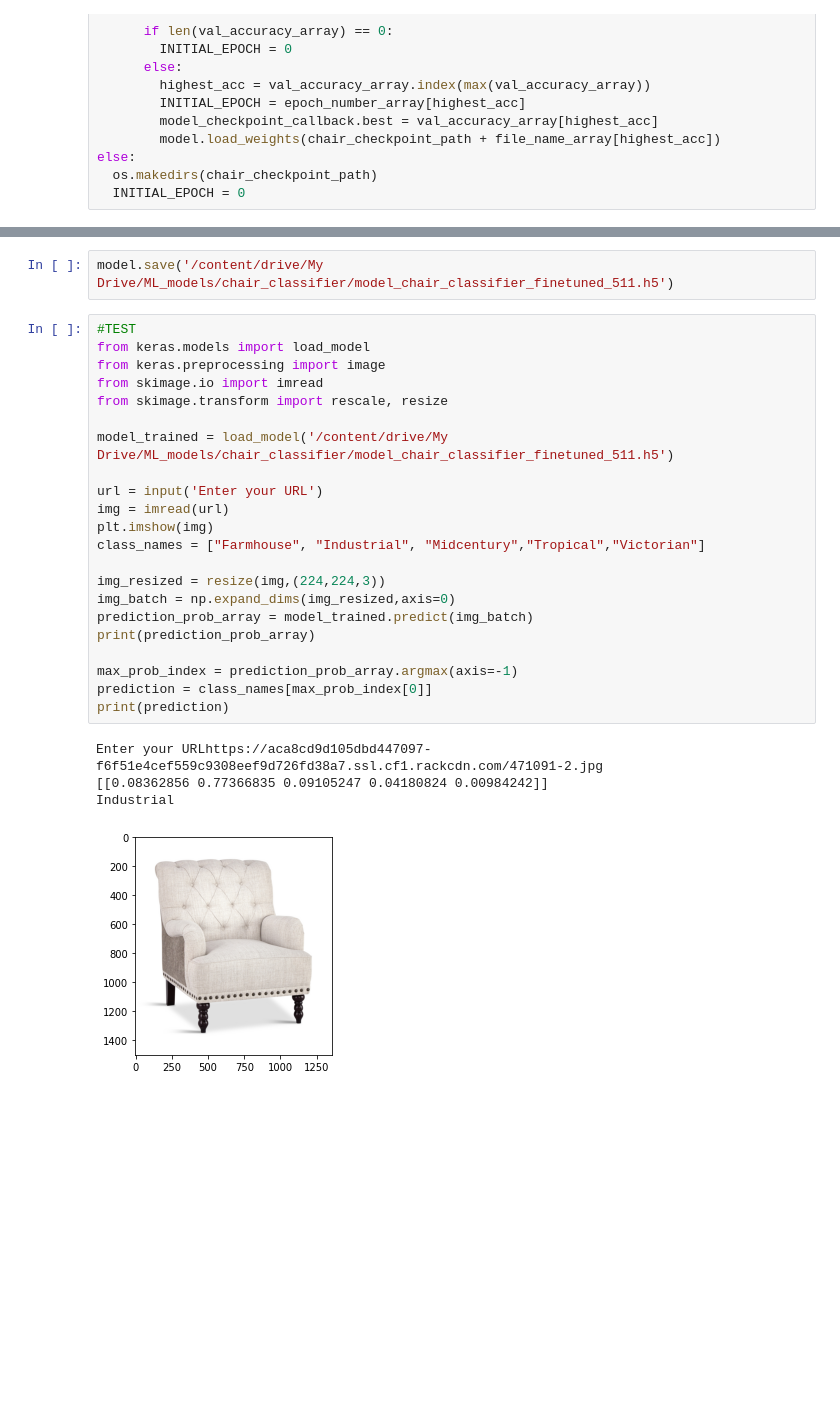
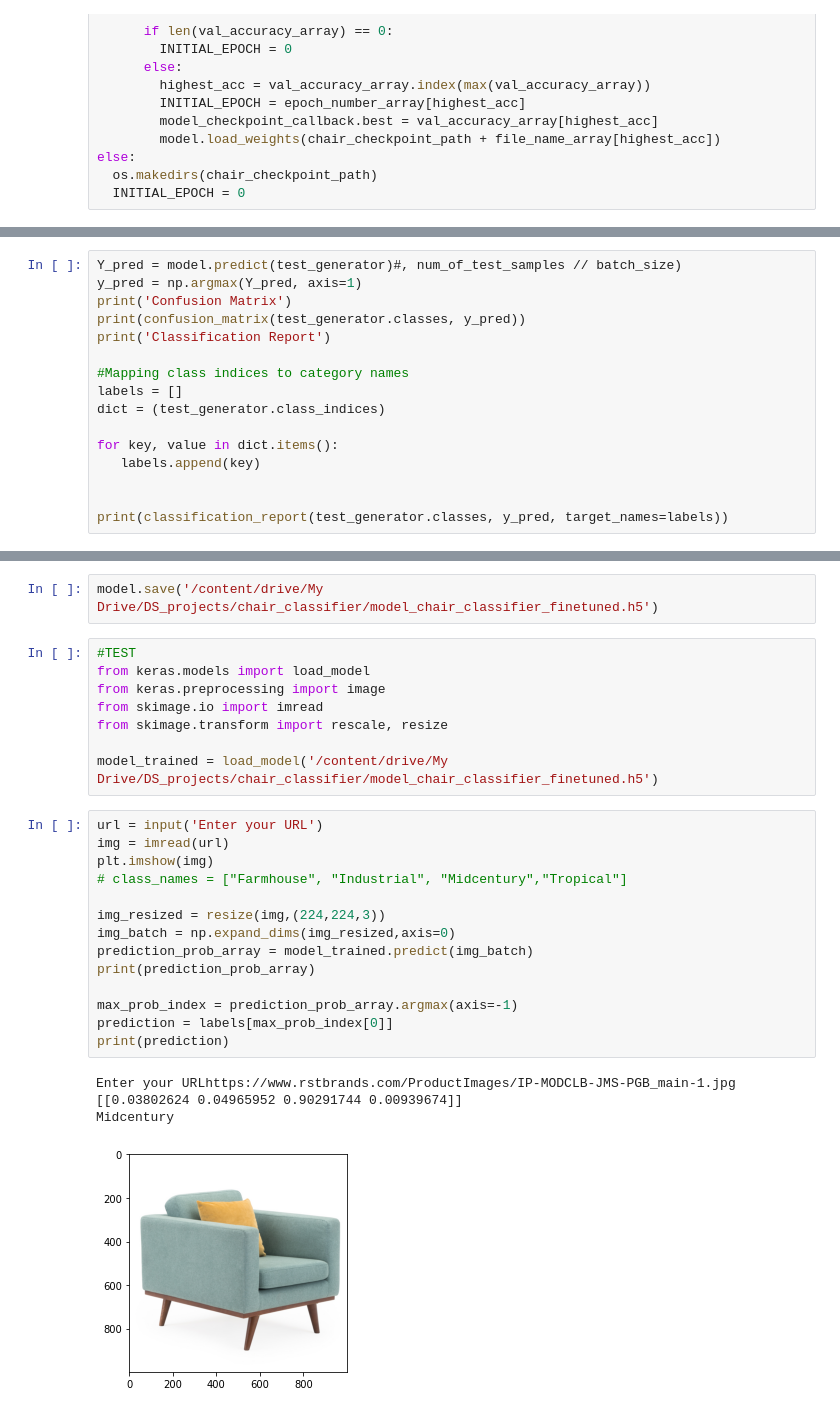
Before and after one commit to sid-thephysicskid/chair-style-classifier, a Jupyter notebook: Train_chair_style.ipynb, the cells around one changed output, grey strips where cells are left out. Cells and saved outputs as stored; diff of their text form; blank space fills up the shorter version.

Commit message:
Reduced LR, improved callback parameters, finetuned all base layers. Confusion matrix improved and so have predictions on fresh images from google.

```diff
--- a/Train_chair_style.ipynb
+++ b/Train_chair_style.ipynb
@@ -354,0 +417,16 @@ history_fine = model.fit(train_generator,
+# %%
+Y_pred = model.predict(test_generator)#, num_of_test_samples // batch_size)
+y_pred = np.argmax(Y_pred, axis=1)
+print('Confusion Matrix')
+print(confusion_matrix(test_generator.classes, y_pred))
+print('Classification Report')
+
+#Mapping class indices to category names
+labels = []
+dict = (test_generator.class_indices)
+
+for key, value in dict.items():
+   labels.append(key)
+
+
+print(classification_report(test_generator.classes, y_pred, target_names=labels))
@@ -355,29 +450,29 @@ history_fine = model.fit(train_generator,
 # %%
-model.save('/content/drive/My Drive/ML_models/chair_classifier/model_chair_classifier_finetuned_511.h5')
+model.save('/content/drive/My Drive/DS_projects/chair_classifier/model_chair_classifier_finetuned.h5')
+# %%
+#TEST
+from keras.models import load_model
+from keras.preprocessing import image
+from skimage.io import imread
+from skimage.transform import rescale, resize
+
+model_trained = load_model('/content/drive/My Drive/DS_projects/chair_classifier/model_chair_classifier_finetuned.h5')
 # %%
-#TEST
-from keras.models import load_model
-from keras.preprocessing import image
-from skimage.io import imread
-from skimage.transform import rescale, resize
-
-model_trained = load_model('/content/drive/My Drive/ML_models/chair_classifier/model_chair_classifier_finetuned_511.h5')
-
 url = input('Enter your URL')
 img = imread(url)
 plt.imshow(img)
-class_names = ["Farmhouse", "Industrial", "Midcentury","Tropical","Victorian"]
+# class_names = ["Farmhouse", "Industrial", "Midcentury","Tropical"]
 
 img_resized = resize(img,(224,224,3))
 img_batch = np.expand_dims(img_resized,axis=0)
 prediction_prob_array = model_trained.predict(img_batch)
 print(prediction_prob_array)
 
 max_prob_index = prediction_prob_array.argmax(axis=-1)
-prediction = class_names[max_prob_index[0]]
+prediction = labels[max_prob_index[0]]
 print(prediction)
 # %% [output]
-Enter your URLhttps://aca8cd9d105dbd447097-f6f51e4cef559c9308eef9d726fd38a7.ssl.cf1.rackcdn.com/471091-2.jpg
-[[0.08362856 0.77366835 0.09105247 0.04180824 0.00984242]]
-Industrial
+Enter your URLhttps://www.rstbrands.com/ProductImages/IP-MODCLB-JMS-PGB_main-1.jpg
+[[0.03802624 0.04965952 0.90291744 0.00939674]]
+Midcentury
-[figure, old version]
+[figure, new version]
```
Also changed, not shown: parts of 17 cells of this notebook.
